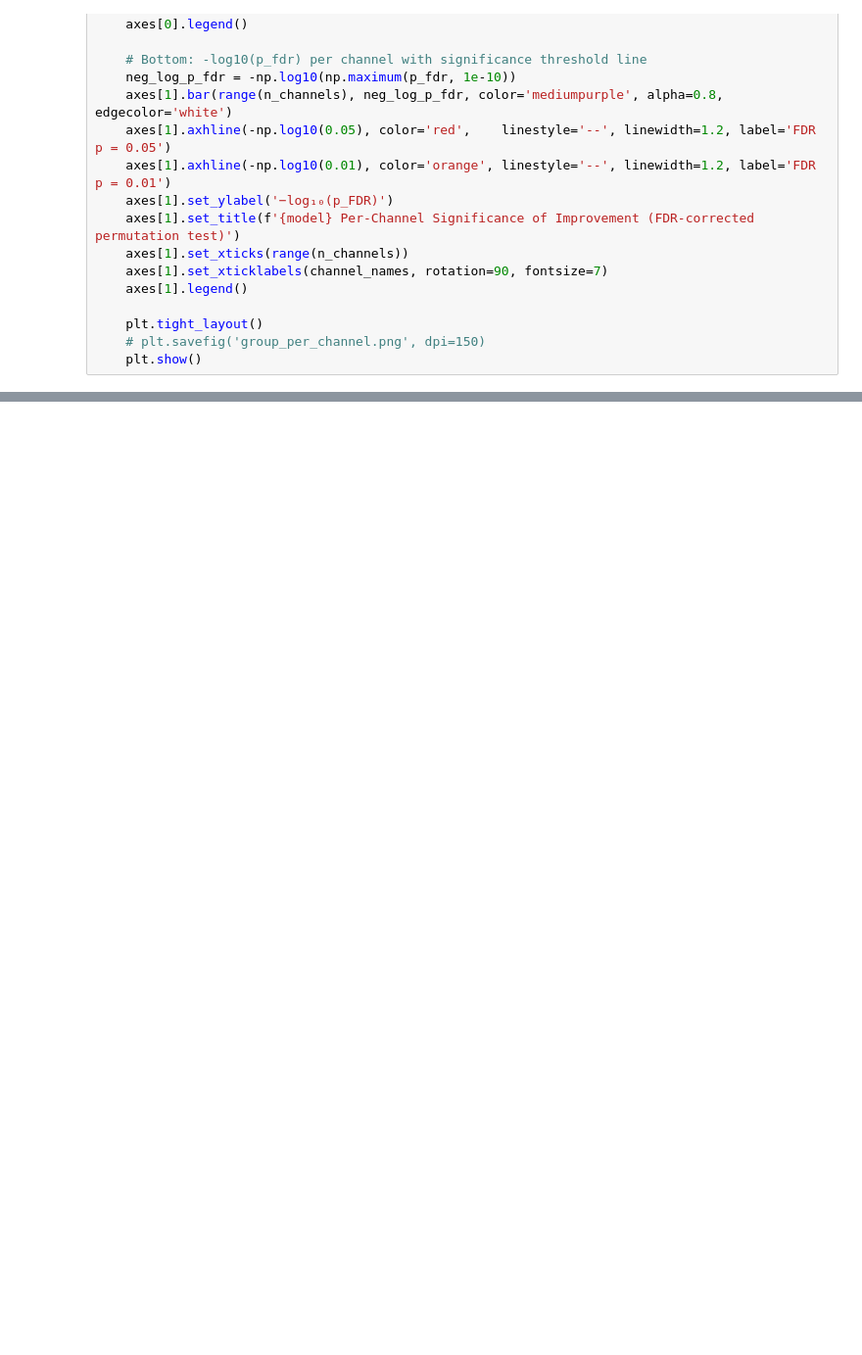
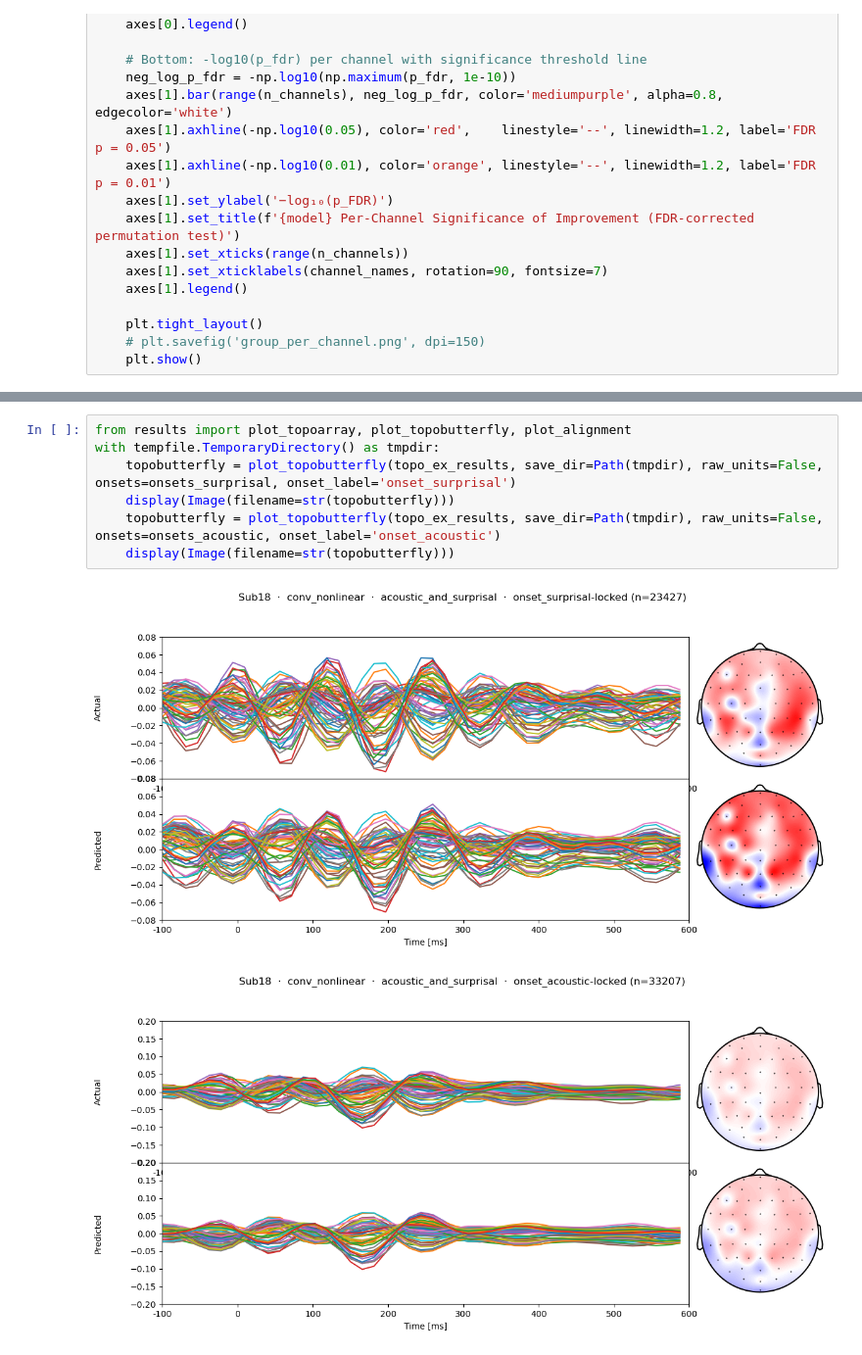
Before and after one commit to pereiraa10/SigMA-IDyOMpy, a Jupyter notebook: TRF/experiments/run_models.ipynb, the cells around one changed output, grey strips where cells are left out. Shown at 98% size. Saved outputs shown, nothing was run; the diff lists cells and outputs as text; blank space fills up the shorter version.

```diff
--- a/TRF/experiments/run_models.ipynb
+++ b/TRF/experiments/run_models.ipynb
@@ -750,0 +762,10 @@ def plot_alignment(result, save_dir, channel_idx=DEFAULT_CHANNEL_IDX, sfreq=DEFA
+# %%
+from results import plot_topoarray, plot_topobutterfly, plot_alignment
+with tempfile.TemporaryDirectory() as tmpdir:
+    topobutterfly = plot_topobutterfly(topo_ex_results, save_dir=Path(tmpdir), raw_units=False, onsets=onsets_surprisal, onset_label='onset_surprisal')
+    display(Image(filename=str(topobutterfly)))
+    topobutterfly = plot_topobutterfly(topo_ex_results, save_dir=Path(tmpdir), raw_units=False, onsets=onsets_acoustic, onset_label='onset_acoustic')
+    display(Image(filename=str(topobutterfly)))
+# %% [output]
+[figure, added]
+[figure, added]
```
Also changed, not shown: parts of 15 cells of this notebook.
